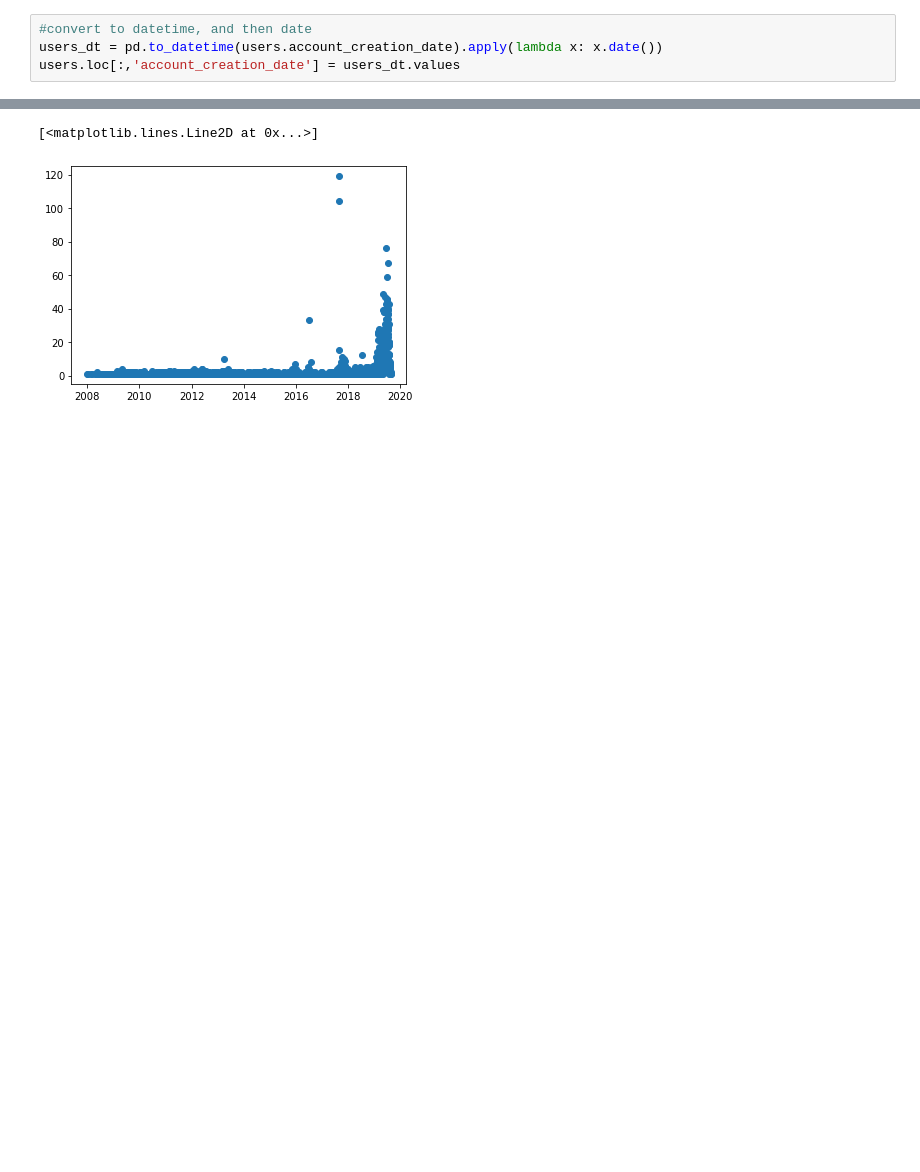
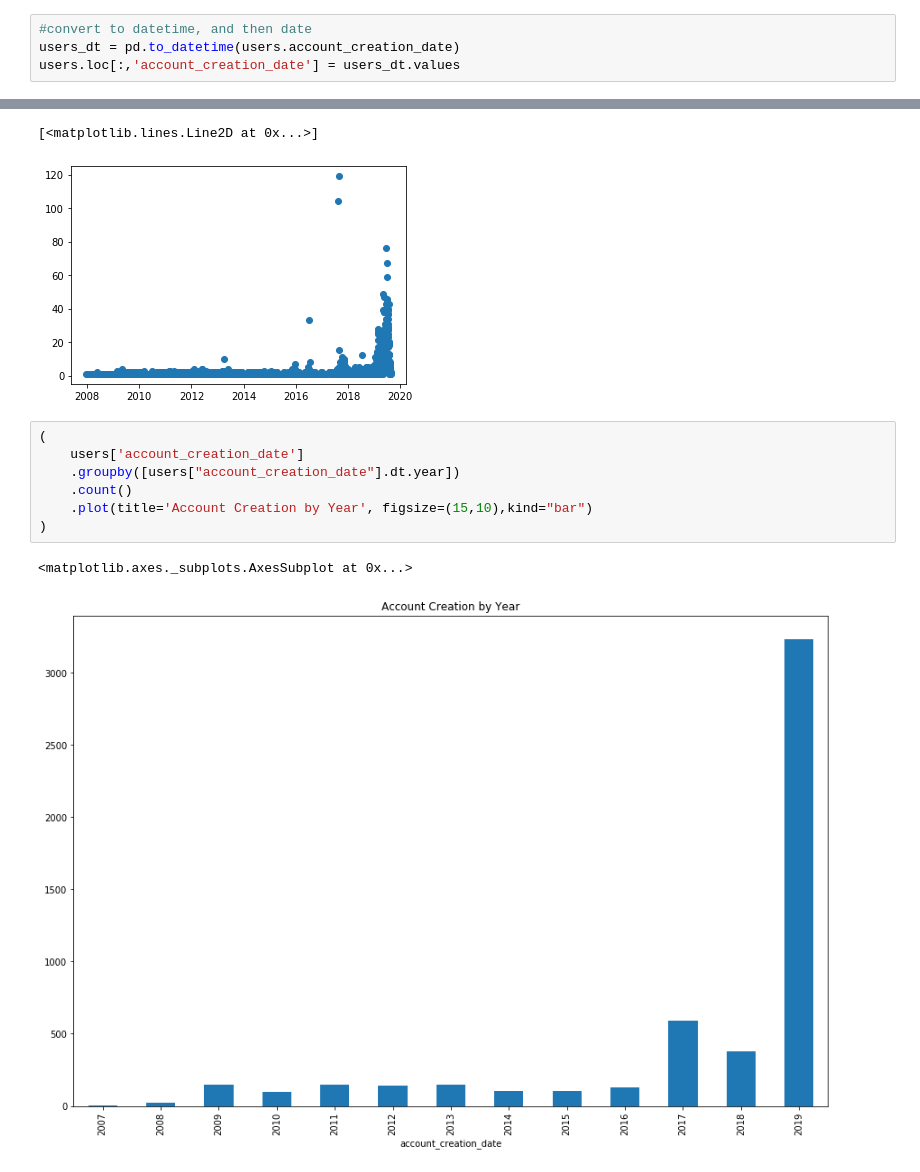
Before and after one commit to nicole9925/chinabots, a Jupyter notebook: scripts/account_creation.ipynb, the cells around one changed output, grey strips where cells are left out. Drawn from its saved outputs; the diff is of its cells as text; blank space fills up the shorter version.

```diff
--- a/scripts/account_creation.ipynb
+++ b/scripts/account_creation.ipynb
@@ -35,7 +35,7 @@ users.head()
 | 4 | 14sKta+ATygMbCyCTMAF6sGqsR+FfyuwR... | 14sKta+ATygMbCyCTMAF6sGqsR+FfyuwR... | 14sKta+ATygMbCyCTMAF6sGqsR+FfyuwR... | NaN | 2017-08-30 | ... |
 # %%
 #convert to datetime, and then date
-users_dt = pd.to_datetime(users.account_creation_date).apply(lambda x: x.date())
+users_dt = pd.to_datetime(users.account_creation_date)
 users.loc[:,'account_creation_date'] = users_dt.values
 # %%
 account_creation_counts = users.groupby('account_creation_date').count().reset_index()[['account_creation_date', 'userid']]
@@ -54,3 +50,13 @@ plt.plot_date(dates, account_counts)
 # %% [output]
 [<matplotlib.lines.Line2D at 0x...>]
 [figure]
+# %%
+(
+    users['account_creation_date']
+    .groupby([users["account_creation_date"].dt.year])
+    .count()
+    .plot(title='Account Creation by Year', figsize=(15,10),kind="bar")
+)
+# %% [output]
+<matplotlib.axes._subplots.AxesSubplot at 0x...>
+[figure, added]
```
Also changed, not shown: parts of 6 cells of this notebook, 8 other files.
